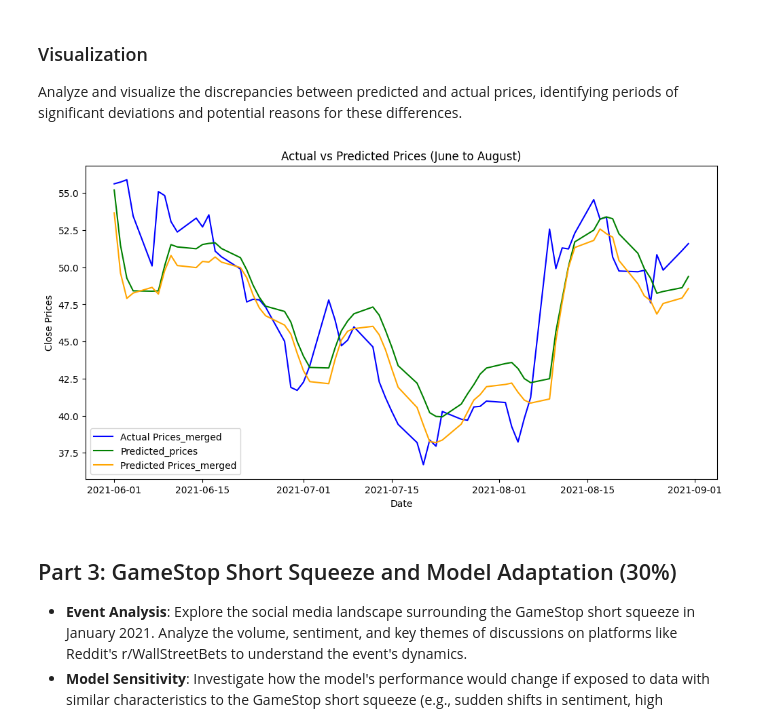
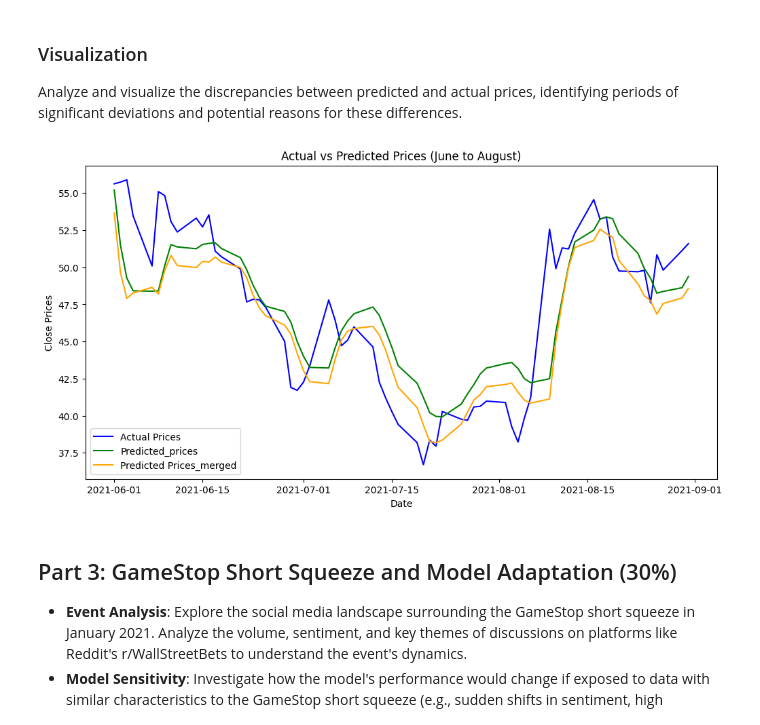
Before and after one commit to littleyingq/LLM_IndividualAssignment, a Jupyter notebook: Individual_Assignment_Stock_Price_Prediction_and_GameStop_Short_Squeeze.ipynb, the cells around one changed output. Cells and saved outputs as stored; diff of their text form; code cells hidden in the pictures.

```diff
--- a/Individual_Assignment_Stock_Price_Prediction_and_GameStop_Short_Squeeze.ipynb
+++ b/Individual_Assignment_Stock_Price_Prediction_and_GameStop_Short_Squeeze.ipynb
@@ -430,16 +429,16 @@ Testing - Mean Squared Error: 9.313163015171911, Mean Absolute Error: 2.22762523
 Analyze and visualize the discrepancies between predicted and actual prices, identifying periods of significant deviations and potential reasons for these differences.
 # %%
 plt.figure(figsize=(12, 6))
-plt.plot(date_index, actual_prices, label='Actual Prices_merged', color='blue')
+plt.plot(date_index, actual_prices, label='Actual Prices', color='blue')
 plt.plot(date_index, predicted_prices, label='Predicted_prices', color='green')
 plt.plot(date_index, predicted_prices_merged, label='Predicted Prices_merged', color='orange')
 plt.title('Actual vs Predicted Prices (June to August)')
 plt.xlabel('Date')
 plt.ylabel('Close Prices')
 plt.legend()
 plt.show()
 # %% [output]
-[figure, old version]
+[figure, new version]
 # %% [markdown]
 ## Part 3: GameStop Short Squeeze and Model Adaptation (30%)
 - **Event Analysis**: Explore the social media landscape surrounding the GameStop short squeeze in January 2021. Analyze the volume, sentiment, and key themes of discussions on platforms like Reddit's r/WallStreetBets to understand the event's dynamics.
```
Also changed, not shown: parts of 1 cell of this notebook.
